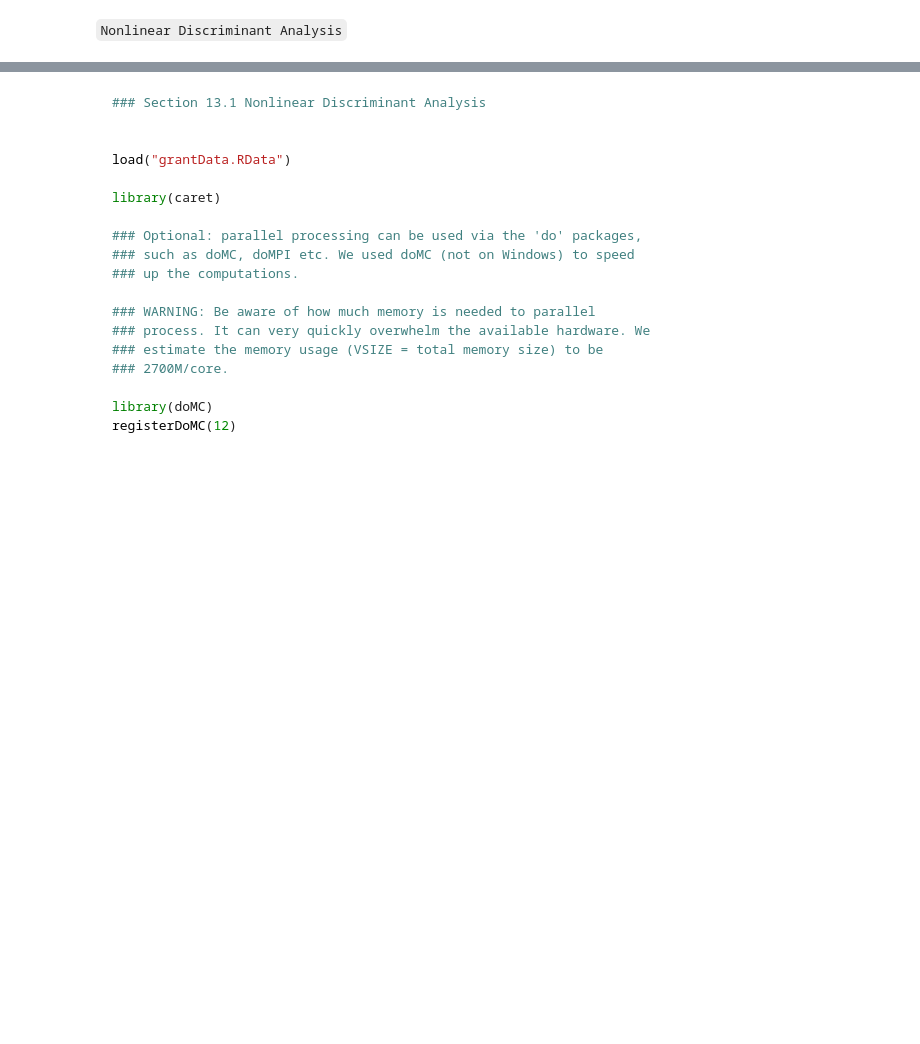
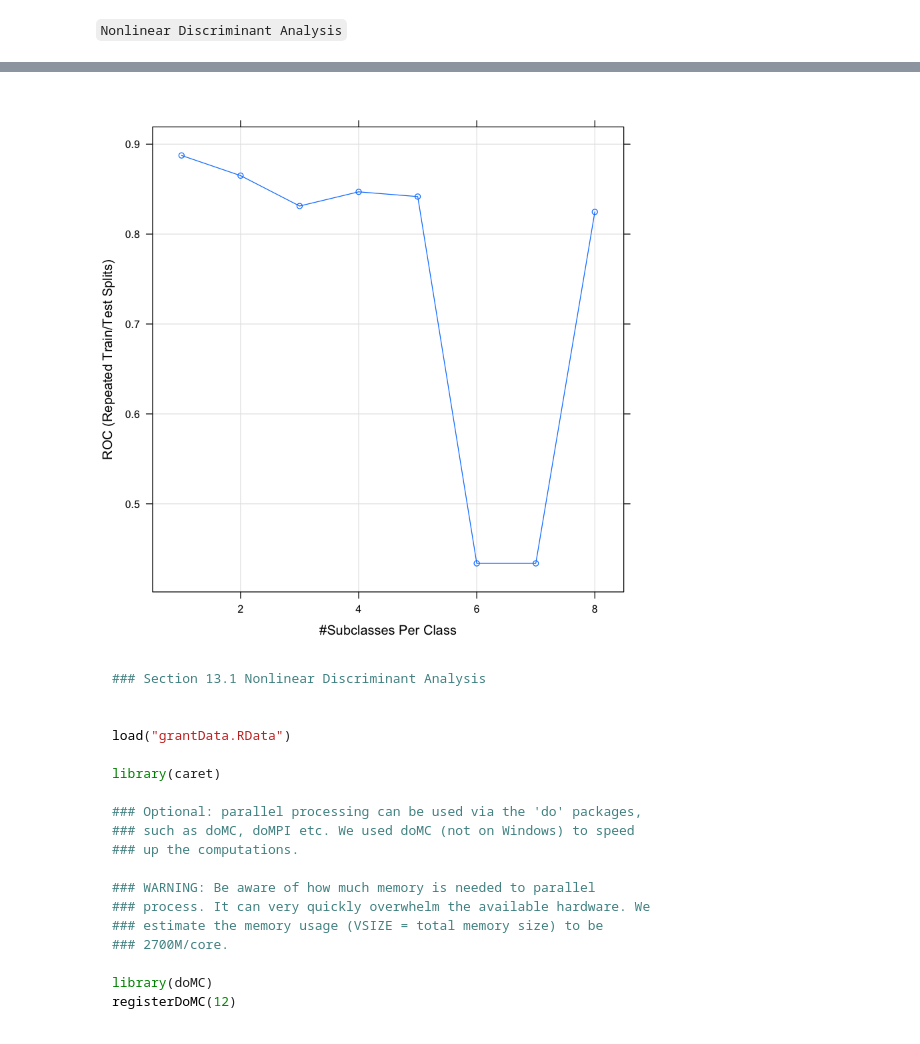
Before and after one commit to Randallzoeng/BookClub, a Jupyter notebook: AppliedPredictiveModeling/Chap. 13 Nonlinear Classification Models.ipynb, the cells around one changed output, grey strips where cells are left out. Cells and saved outputs as stored; diff of their text form; code cells hidden in the pictures; blank space fills up the shorter version.

````diff
--- a/AppliedPredictiveModeling/Chap. 13 Nonlinear Classification Models.ipynb
+++ b/AppliedPredictiveModeling/Chap. 13 Nonlinear Classification Models.ipynb
@@ -11,0 +46,12 @@ str(df)
+# %%
+library(caret)
+ctrl <- trainControl(method = "LGOCV",
+                     summaryFunction = twoClassSummary,
+                     classProbs = TRUE,
+                     index = list(TrainSet = pre2008),
+                     savePredictions = TRUE)
+set.seed(476)
+mda_fit <- train(training[,reducedSet],training$Class,
+                method="mda",metric="ROC",
+                tuneGrid=expand.grid(subclasses=1:8),
+                trControl=ctrl)
@@ -12,3 +81,7 @@ str(df)
+# %%
+plot(mda_fit)
+# %% [output]
+[figure, added]
 # %% [markdown]
 ```r
 ### Section 13.1 Nonlinear Discriminant Analysis
````
Also changed, not shown: parts of 5 cells of this notebook.
